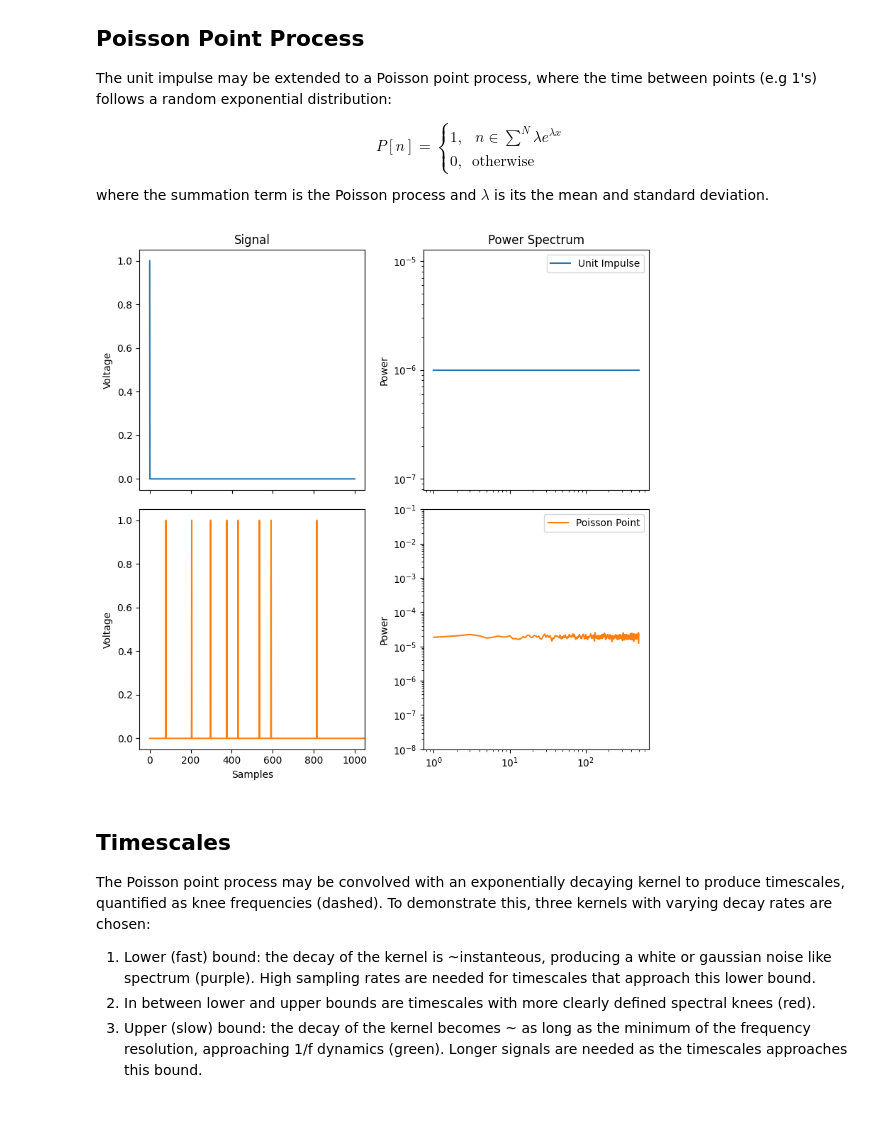
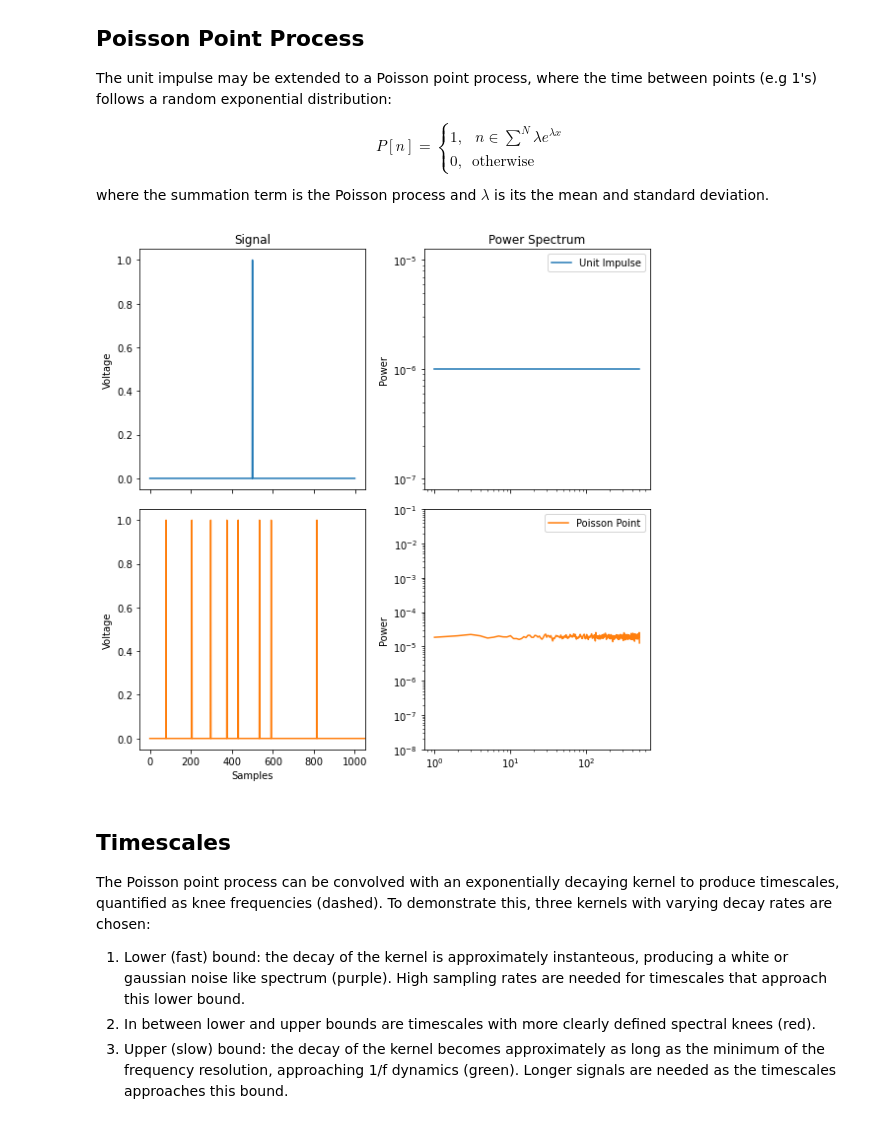
Before and after one commit to voytekresearch/spr, a Jupyter notebook: tutorials/00_dsp_and_sims/01_timescales.ipynb, the cells around one changed output. Cells and saved outputs as stored; diff of their text form; code cells hidden in the pictures.

```diff
--- a/tutorials/00_dsp_and_sims/01_timescales.ipynb
+++ b/tutorials/00_dsp_and_sims/01_timescales.ipynb
@@ -44,14 +48,15 @@ where the summation term is the Poisson process and $\lambda$ is its the mean an
 fs = 1000
 
 # Unit impulse
-sig_unit = np.zeros(1000)
-sig_unit[0] = 1
+sig_unit = np.zeros(fs) # simulate one second of data
+sig_unit[int(fs / 2)] = 1 # at halfway point
 freqs_unit, powers_unit = compute_spectrum(sig_unit, fs, method='medfilt')
 
 # Poisson Point
 np.random.seed(0)
-sig_poisson = np.zeros(100000)
-inds = np.random.exponential(scale=100, size=100000).cumsum().astype(int)
+seconds_to_sim = 100
+sig_poisson = np.zeros(int(fs * seconds_to_sim))
+inds = np.random.exponential(scale=100, size=len(sig_poisson)).cumsum().astype(int)
 inds = inds[np.where(inds < len(sig_poisson))[0]]
 sig_poisson[inds] = 1
 
@@ -59,42 +64,42 @@ freqs_poisson, powers_poisson = compute_spectrum(sig_poisson, fs, method='welch'
 
 # Plot
 fig, axes = plt.subplots(nrows=2, ncols=2, figsize=(8, 8))
 
 axes[0, 0].plot(sig_unit)
 axes[0, 1].loglog(freqs_unit[1:], powers_unit[1:], label='Unit Impulse')
 axes[1, 0].plot(sig_poisson, color='C1')
 axes[1, 1].loglog(freqs_poisson[1:], powers_poisson[1:], color='C1', label='Poisson Point')
 
 # Limits
 axes[1, 0].set_xlim(-50, 1050)
 axes[1, 1].set_ylim(1e-8, 1e-1)
 
 # Labels
 axes[0, 0].set_xticklabels([])
 axes[0, 1].set_xticklabels([])
 axes[1, 0].set_xlabel('Samples')
 axes[0, 0].set_ylabel('Voltage')
 axes[1, 0].set_ylabel('Voltage')
 axes[0, 1].set_ylabel('Power')
 axes[1, 1].set_ylabel('Power')
 axes[0, 0].set_title('Signal')
 axes[0, 1].set_title('Power Spectrum')
 
 # Legend
 axes[0, 1].legend()
 axes[1, 1].legend()
 
 plt.tight_layout()
 # %% [output]
-[figure, old version]
+[figure, new version]
 # %% [markdown]
 ## Timescales
 
-The Poisson point process may be convolved with an exponentially decaying kernel to produce timescales, quantified as knee frequencies (dashed). To demonstrate this, three kernels with varying decay rates are chosen:
+The Poisson point process can be convolved with an exponentially decaying kernel to produce timescales, quantified as knee frequencies (dashed). To demonstrate this, three kernels with varying decay rates are chosen:
 
-1. Lower (fast) bound: the decay of the kernel is ~instanteous, producing a white or gaussian noise like spectrum (purple). High sampling rates are needed for timescales that approach this lower bound.
+1. Lower (fast) bound: the decay of the kernel is approximately instanteous, producing a white or gaussian noise like spectrum (purple). High sampling rates are needed for timescales that approach this lower bound.
 2. In between lower and upper bounds are timescales with more clearly defined spectral knees (red).
-3. Upper (slow) bound: the decay of the kernel becomes ~ as long as the minimum of the frequency resolution, approaching 1/f dynamics (green). Longer signals are needed as the timescales approaches this bound.
+3. Upper (slow) bound: the decay of the kernel becomes approximately as long as the minimum of the frequency resolution, approaching 1/f dynamics (green). Longer signals are needed as the timescales approaches this bound.
 # %%
 # Convolve the Poisson point process
 #   with an exponentially decaying kernel
```
Also changed, not shown: parts of 2 cells of this notebook.
